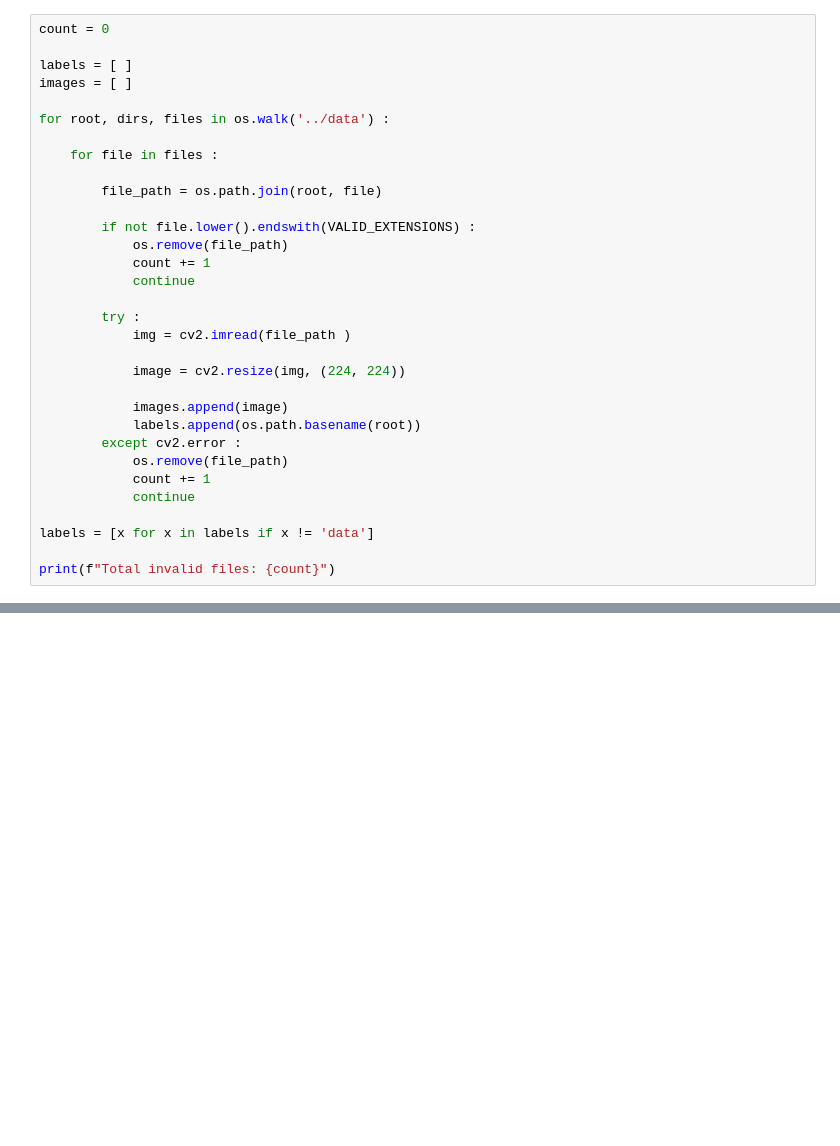
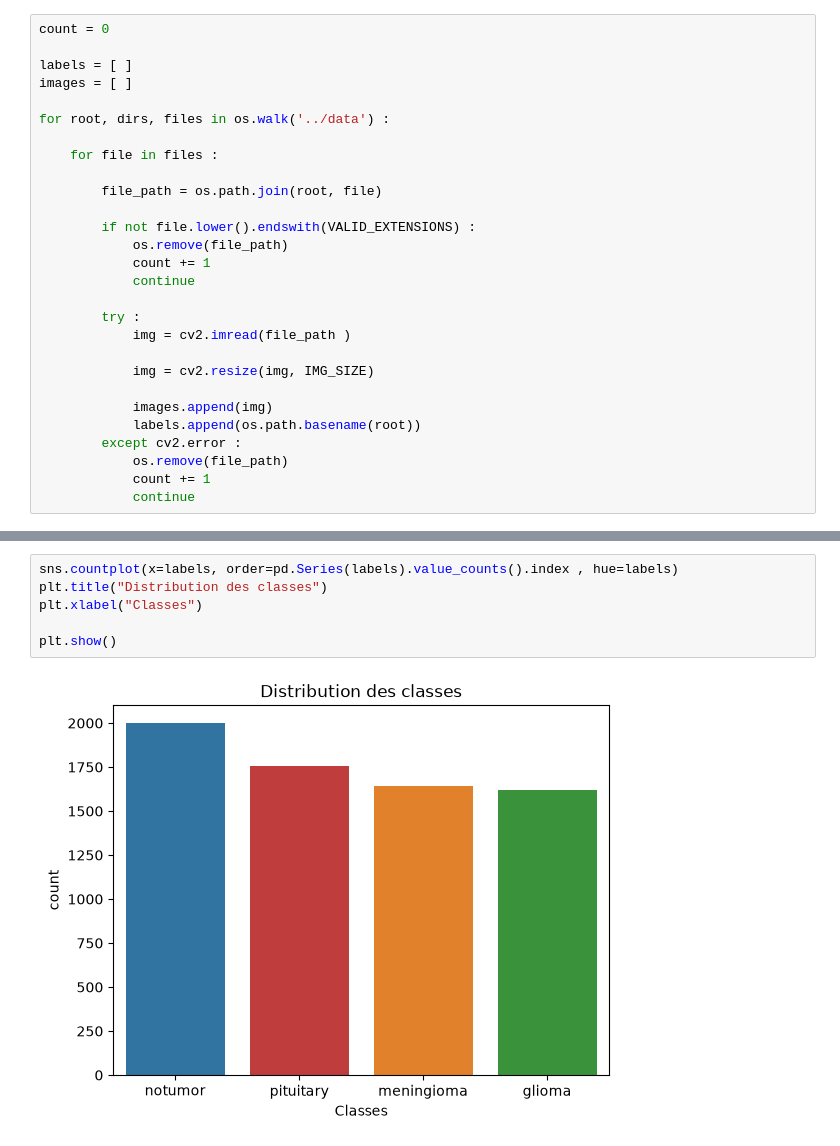
Before and after one commit to reda-guemry/BrainScan, a Jupyter notebook: notebooks/01_data_loading.ipynb, the cells around one changed output, grey strips where cells are left out. Cells and saved outputs as stored; diff of their text form; blank space fills up the shorter version.

```diff
--- a/notebooks/01_data_loading.ipynb
+++ b/notebooks/01_data_loading.ipynb
@@ -27,15 +34,11 @@ for root, dirs, files in os.walk('../data') :
         try :
             img = cv2.imread(file_path )
 
-            image = cv2.resize(img, (224, 224))
+            img = cv2.resize(img, IMG_SIZE)
 
-            images.append(image)
+            images.append(img)
             labels.append(os.path.basename(root))
         except cv2.error :
             os.remove(file_path)
             count += 1
             continue
-
-labels = [x for x in labels if x != 'data']
-
-print(f"Total invalid files: {count}")
@@ -48,0 +56,8 @@ assert len(labels) == len(images) , "Labels and images path length mismatch"
+# %%
+sns.countplot(x=labels, order=pd.Series(labels).value_counts().index , hue=labels)
+plt.title("Distribution des classes")
+plt.xlabel("Classes")
+
+plt.show()
+# %% [output]
+[figure, added]
```
Also changed, not shown: parts of 8 cells of this notebook, 4 other files.
